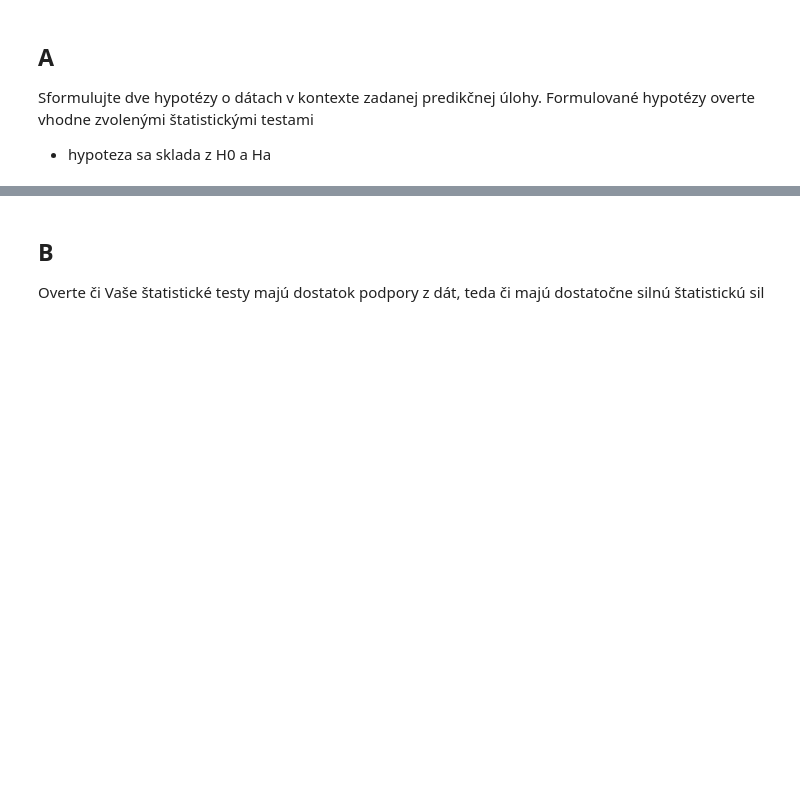
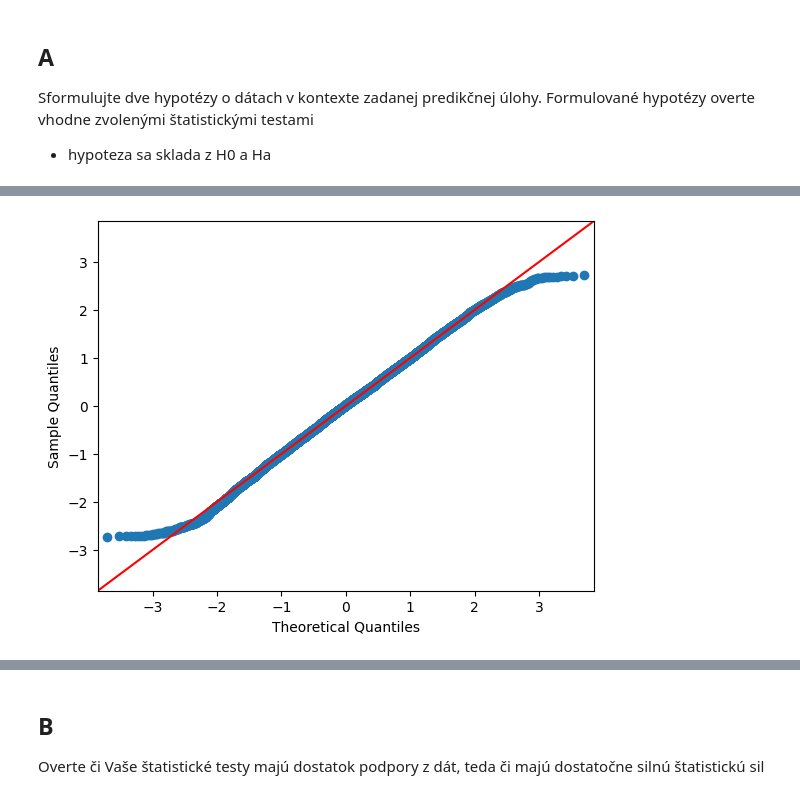
Before and after one commit to brenky7/IAU_projekt, a Jupyter notebook: projekt.ipynb, the cells around one changed output, grey strips where cells are left out. Drawn from its saved outputs; the diff is of its cells as text; code cells hidden in the pictures; blank space fills up the shorter version.

```diff
--- a/projekt.ipynb
+++ b/projekt.ipynb
@@ -1650,0 +1898,4 @@ Formulované hypotézy overte vhodne zvolenými štatistickými testami
+# %%
+_ = sm.ProbPlot(chrome, fit=True).qqplot(line='45')
+# %% [output]
+[figure, added]
```
Also changed, not shown: parts of 48 cells of this notebook.
